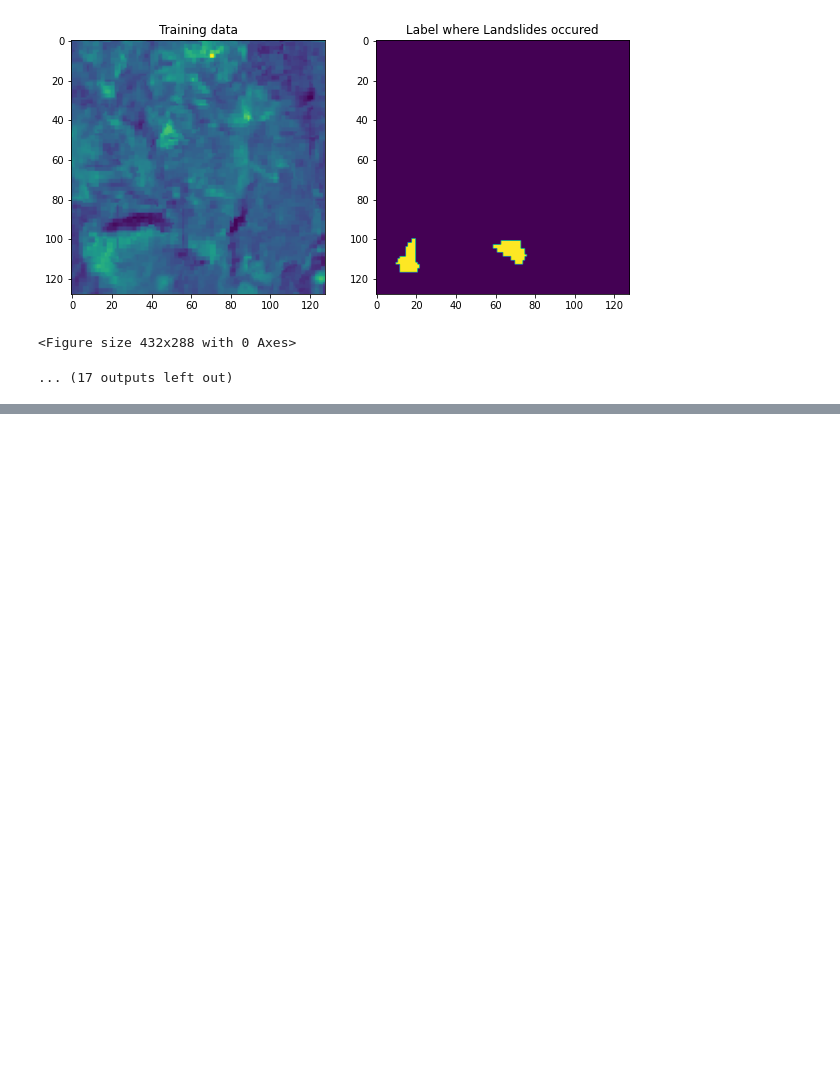
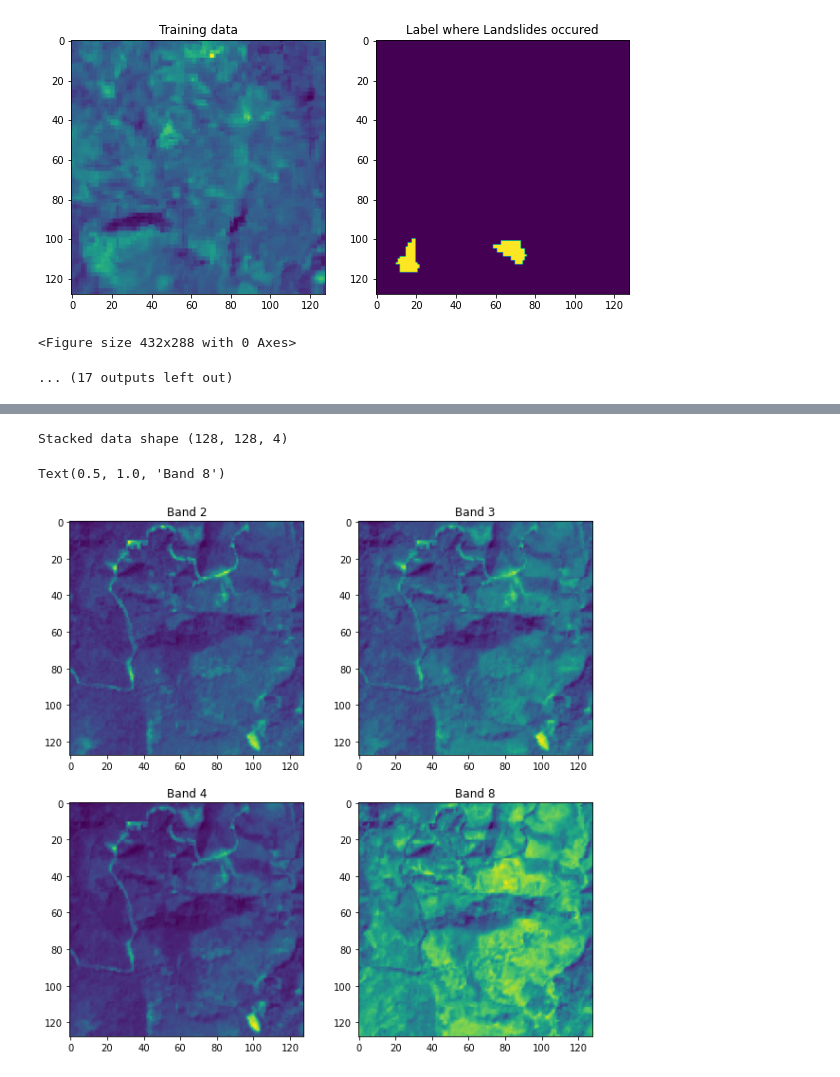
Before and after one commit to tobyzawthuhtet/Landslide4Sense_toby, a Jupyter notebook: 0.EDA for Landslide4Sense.ipynb, the cells around one changed output, grey strips where cells are left out. Cells and saved outputs as stored; diff of their text form; code cells hidden in the pictures; blank space fills up the shorter version.

```diff
--- a/0.EDA for Landslide4Sense.ipynb
+++ b/0.EDA for Landslide4Sense.ipynb
@@ -77,0 +78,26 @@ plt.imshow(data[:,:,0])
+# %%
+data = np.array(train.get('img'))
+data1 = data[:,:,1] #Band 2
+data2 = data[:,:,2] #Band 3
+data3 = data[:,:,3] #Band 4
+data4 = data [:,:,7] #Band 8
+
+training_data = np.moveaxis(np.stack((data1,data2,data3,data4)),0,2)
+
+print(f'Stacked data shape {training_data.shape}')
+# label_data = np.array(label.get('mask'))
+# %% [output]
+Stacked data shape (128, 128, 4)
+# %%
+fig,((ax1,ax2),(ax3,ax4))= plt.subplots(2,2,figsize=(10,10))
+ax1.imshow(data1)
+ax1.set_title('Band 2')
+ax2.imshow(data2)
+ax2.set_title('Band 3')
+ax3.imshow(data3)
+ax3.set_title('Band 4')
+ax4.imshow(data4)
+ax4.set_title('Band 8')
+# %% [output]
+Text(0.5, 1.0, 'Band 8')
+[figure, added]
```
Also changed, not shown: parts of 1 cell of this notebook.
